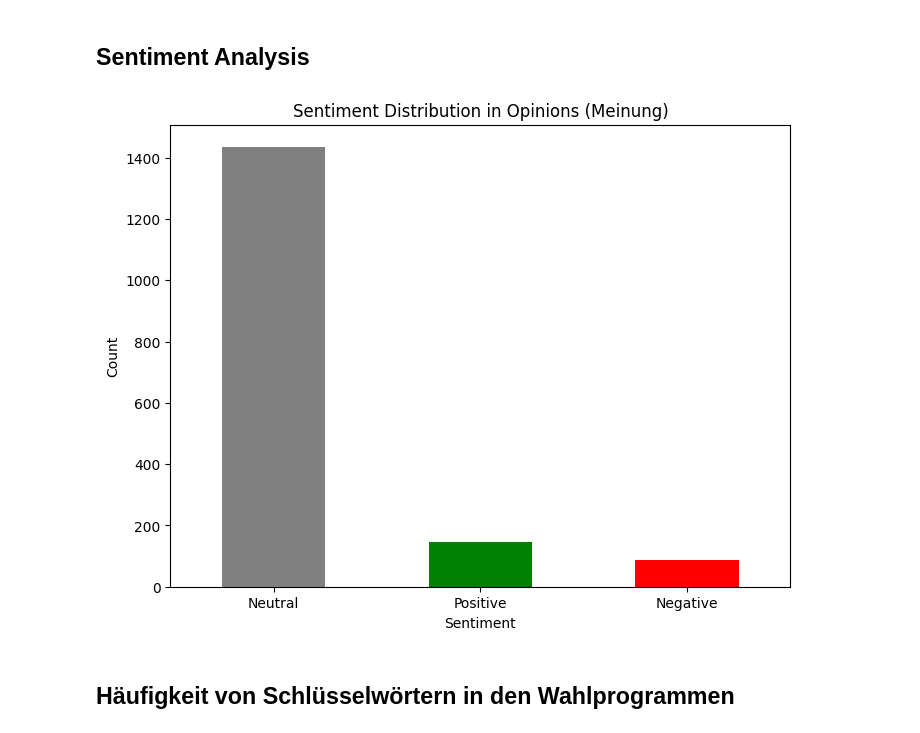
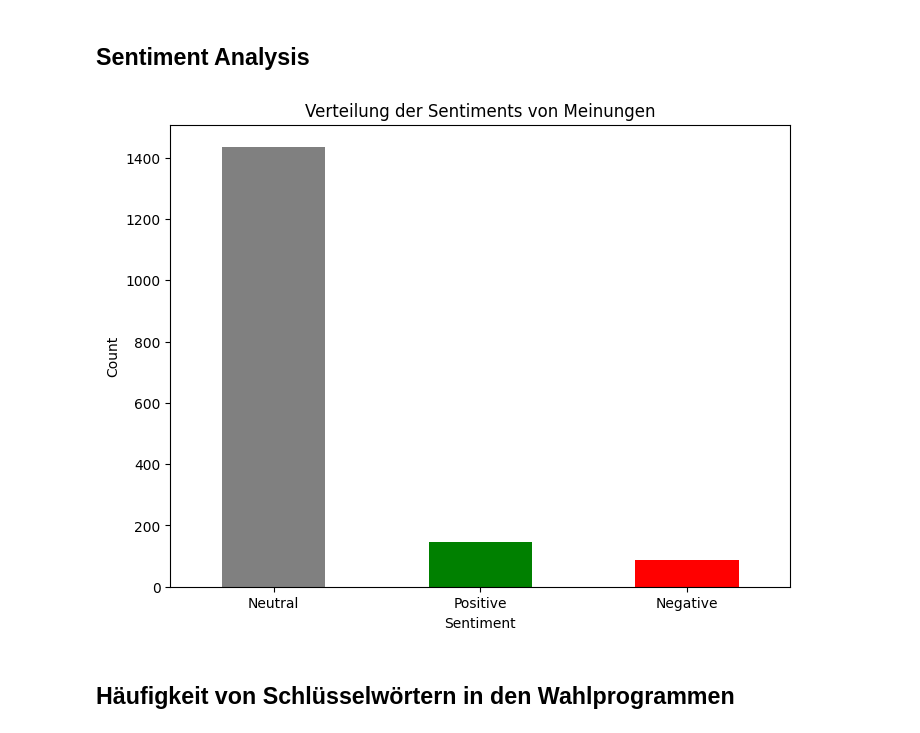
Before and after one commit to Abodx9/KI-BigData, a Jupyter notebook: Vektordatenbanken/Visualization.ipynb, the cells around one changed output. Drawn from its saved outputs; the diff is of its cells as text; code cells hidden in the pictures.

```diff
--- a/Vektordatenbanken/Visualization.ipynb
+++ b/Vektordatenbanken/Visualization.ipynb
@@ -72,20 +72,20 @@ plt.show()
 # %%
 from textblob import TextBlob
 
 df['Sentiment'] = df['Meinung'].dropna().apply(lambda x: TextBlob(x).sentiment.polarity)
 
 sentiment_labels = pd.cut(df['Sentiment'], bins=[-1, -0.1, 0.1, 1], labels=['Negative', 'Neutral', 'Positive'])
 
 sentiment_counts = sentiment_labels.value_counts()
 
 sentiment_counts.plot(kind='bar', color=['grey', 'green', 'red'], figsize=(8, 6))
-plt.title("Sentiment Distribution in Opinions (Meinung)")
+plt.title("Verteilung der Sentiments von Meinungen")
 plt.xlabel("Sentiment")
 plt.ylabel("Count")
 plt.xticks(rotation=0)
 plt.show()
 # %% [output]
-[figure, old version]
+[figure, new version]
 # %% [markdown]
 ## Häufigkeit von Schlüsselwörtern in den Wahlprogrammen
 # %%
```
Also changed, not shown: parts of 14 cells of this notebook.
